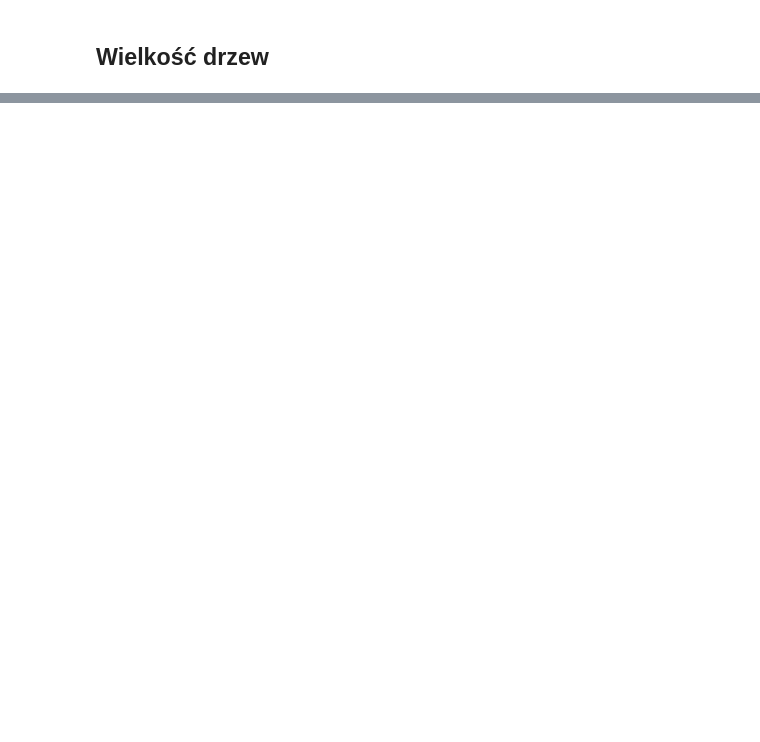
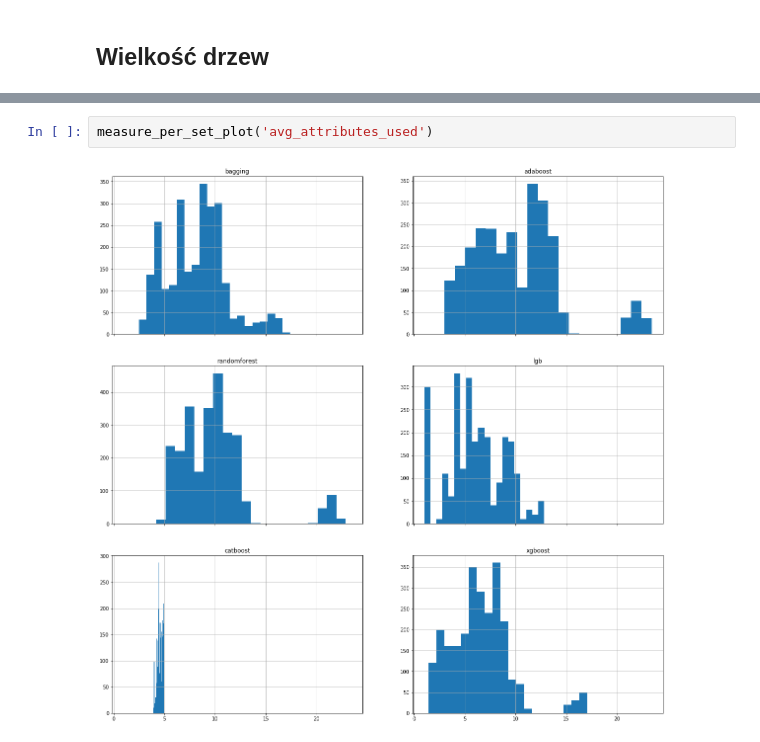
Before and after one commit to kasperekt/EnsembleDiversity, a Jupyter notebook: notebooks/RankAndNodes.ipynb, the cells around one changed output, grey strips where cells are left out. Drawn from its saved outputs; the diff is of its cells as text; blank space fills up the shorter version.

```diff
--- a/notebooks/RankAndNodes.ipynb
+++ b/notebooks/RankAndNodes.ipynb
@@ -136,0 +131,4 @@ for ax, df in zip(axes.flat, dfs):
+# %%
+measure_per_set_plot('avg_attributes_used')
+# %% [output]
+[figure, added]
```
Also changed, not shown: parts of 20 cells of this notebook, 20 other files.
